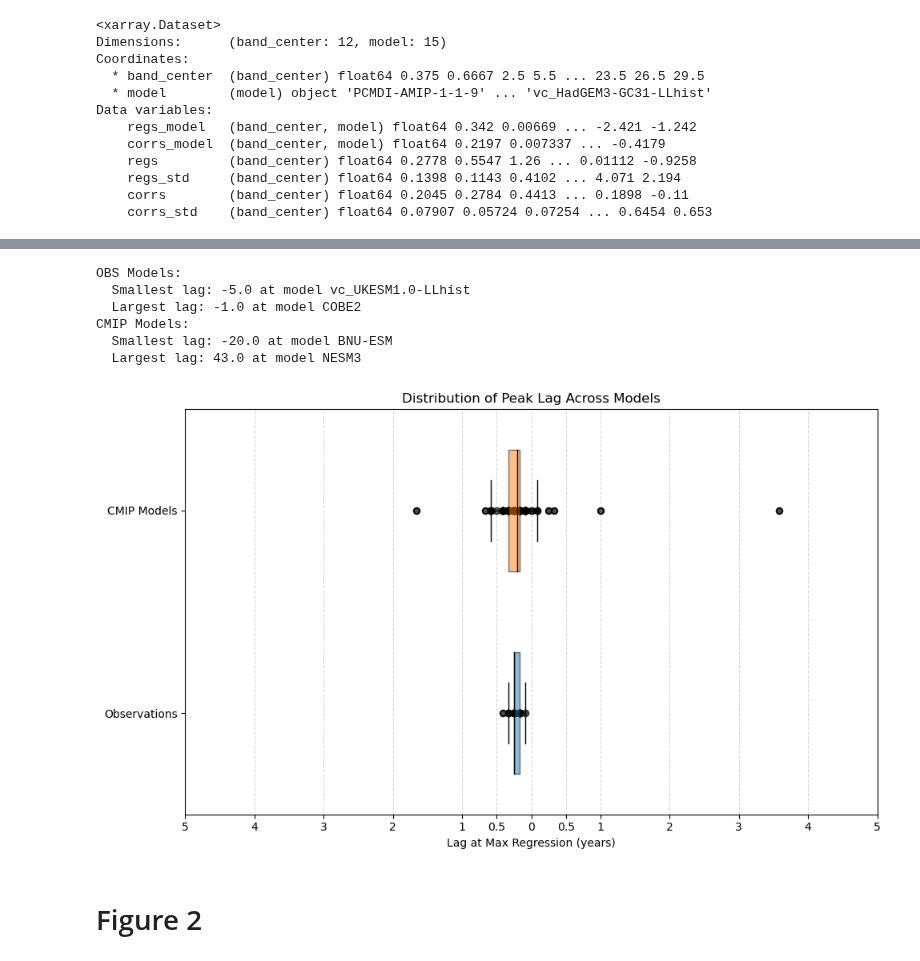
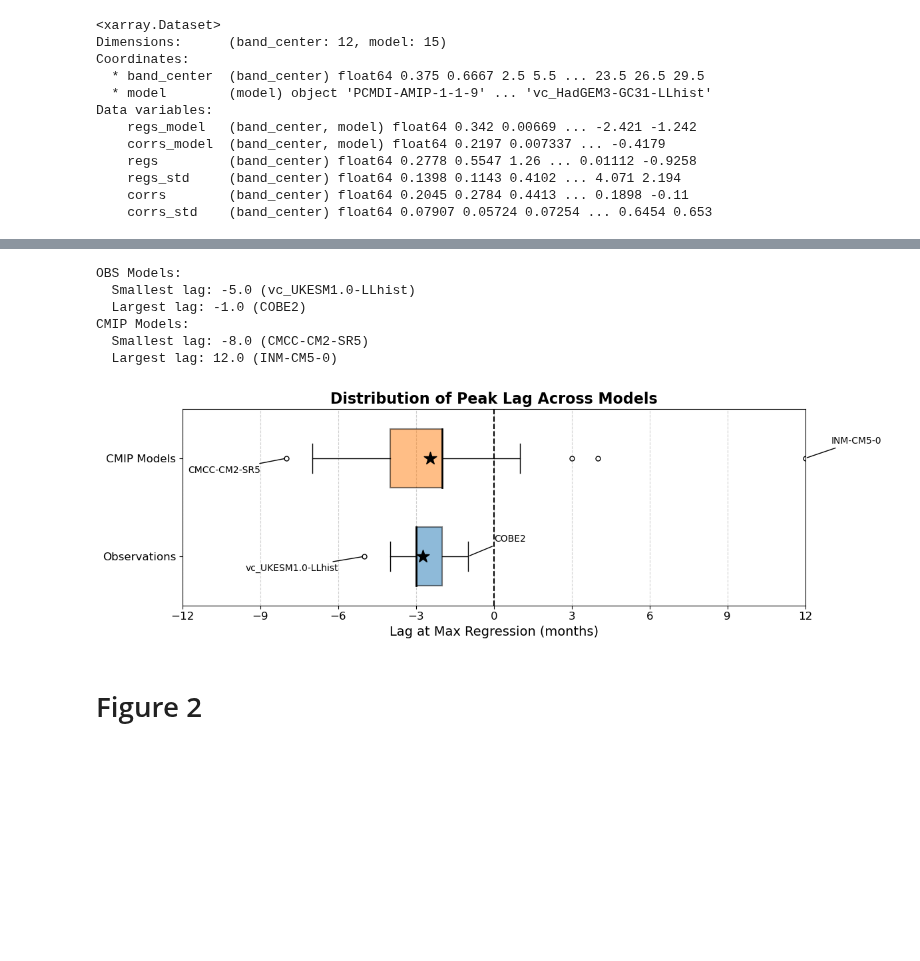
Before and after one commit to zacespinosa/SO-EP-teleconnection, a Jupyter notebook: Figure_Notebooks/Figure_2_time.ipynb, the cells around one changed output, grey strips where cells are left out. Cells and saved outputs as stored; diff of their text form; code cells hidden in the pictures; blank space fills up the shorter version.

Commit message:
update peak lag spread

```diff
--- a/Figure_Notebooks/Figure_2_time.ipynb
+++ b/Figure_Notebooks/Figure_2_time.ipynb
@@ -278,6 +280,7 @@ if not os.path.exists(filtered_ds_path):
 else:
     filtered_so_ept_coupling = xr.open_dataset("/home/espinosa10/SO-EP-teleconnection/Data/filtered_so_ept_coupling_v2.nc")
 
+filtered_so_ept_coupling = filtered_so_ept_coupling.drop_sel(model=["inmcm4", "NESM3", "BNU-ESM", "CESM2-FV2"])
 
 lagged_so_ept_coupling_obs = xr.open_dataset("/home/espinosa10/SO-EP-teleconnection/Data/lagged_so_ept_coupling_obs_v2.nc")
 lags = np.arange(-12*5, 12*5)
@@ -294,4 +297,6 @@ if not os.path.exists(lagged_ds_path):
 else:
     lagged_so_ept_coupling = xr.open_dataset(lagged_ds_path)
 
+lagged_so_ept_coupling = lagged_so_ept_coupling.drop_sel(model=["inmcm4", "NESM3", "BNU-ESM", "CESM2-FV2"])
+
 # Drop Models: "inmcm4", "BNU-ESM", "CESM2-FV2",
@@ -359,78 +452,91 @@ import pandas as pd
 obs_max_lag = lagged_so_ept_coupling_obs["reg"].idxmax(dim="lags").to_pandas()
 cmip_max_lag = lagged_so_ept_coupling["reg"].idxmax(dim="lags").to_pandas()
 
-# Print models with smallest and largest lag for obs
+# Identify extreme models for observations
 obs_min_model = obs_max_lag.idxmin()
 obs_min_lag = obs_max_lag.min()
 obs_max_model = obs_max_lag.idxmax()
 obs_max_lag_val = obs_max_lag.max()
-print(f"OBS Models:")
-print(f"  Smallest lag: {obs_min_lag} at model {obs_min_model}")
-print(f"  Largest lag: {obs_max_lag_val} at model {obs_max_model}")
 
-# Print models with smallest and largest lag for cmip
+# Identify extreme models for CMIP
 cmip_min_model = cmip_max_lag.idxmin()
 cmip_min_lag = cmip_max_lag.min()
 cmip_max_model = cmip_max_lag.idxmax()
 cmip_max_lag_val = cmip_max_lag.max()
-print(f"CMIP Models:")
-print(f"  Smallest lag: {cmip_min_lag} at model {cmip_min_model}")
-print(f"  Largest lag: {cmip_max_lag_val} at model {cmip_max_model}")
+
+print("OBS Models:")
+print(f"  Smallest lag: {obs_min_lag} ({obs_min_model})")
+print(f"  Largest lag: {obs_max_lag_val} ({obs_max_model})")
+print("CMIP Models:")
+print(f"  Smallest lag: {cmip_min_lag} ({cmip_min_model})")
+print(f"  Largest lag: {cmip_max_lag_val} ({cmip_max_model})")
 
 # Plotting
-fig, ax = plt.subplots(figsize=(10, 6))
+fig, ax = plt.subplots(figsize=(12, 4))
 
 colors = ['tab:blue', 'tab:orange']
-boxprops     = dict(color='black')
-medianprops  = dict(color='black')
+boxprops     = dict(color='black', linewidth=1.5)
+medianprops  = dict(color='black', linewidth=2)
 whiskerprops = dict(color='black')
 capprops     = dict(color='black')
 flierprops   = dict(marker='o', markersize=5, linestyle='none', color='gray')
 
 data_boxplots = [obs_max_lag.values, cmip_max_lag.values]
 
 bp = ax.boxplot(
     data_boxplots,
     positions=[1, 2],
     vert=False,
     widths=0.6,
     patch_artist=True,
     boxprops=boxprops,
     medianprops=medianprops,
     whiskerprops=whiskerprops,
     capprops=capprops,
     flierprops=flierprops
 )
 
 for patch, color in zip(bp['boxes'], colors):
     patch.set_facecolor(color)
     patch.set_alpha(0.5)
 
-ax.scatter(obs_max_lag.values, np.full_like(obs_max_lag.values, 1), color="black", alpha=0.7, label="Obs Models")
-ax.scatter(cmip_max_lag.values, np.full_like(cmip_max_lag.values, 2), color="black", alpha=0.7, label="CMIP Models")
+# Add mean markers
+ax.scatter(np.mean(obs_max_lag.values), 1, color="black", marker='*', s=200, zorder=3, label="Mean")
+ax.scatter(np.mean(cmip_max_lag.values), 2, color="black", marker='*', s=200, zorder=3)
 
+# Add labels for extreme values
+ax.annotate(f"{obs_min_model}", xy=(obs_min_lag, 1), xytext=(obs_min_lag - 1, 0.85),
+            arrowprops=dict(arrowstyle='-', lw=1), fontsize=10, ha='right')
+ax.annotate(f"{obs_max_model}", xy=(obs_max_lag_val, 1), xytext=(obs_max_lag_val + 1, 1.15),
+            arrowprops=dict(arrowstyle='-', lw=1), fontsize=10, ha='left')
+
+ax.annotate(f"{cmip_min_model}", xy=(cmip_min_lag, 2), xytext=(cmip_min_lag - 1, 1.85),
+            arrowprops=dict(arrowstyle='-', lw=1), fontsize=10, ha='right')
+ax.annotate(f"{cmip_max_model}", xy=(cmip_max_lag_val, 2), xytext=(cmip_max_lag_val + 1, 2.15),
+            arrowprops=dict(arrowstyle='-', lw=1), fontsize=10, ha='left')
+
+# Axis settings
 ax.set_yticks([1, 2])
-ax.set_yticklabels(["Observations", "CMIP Models"])
+ax.set_yticklabels(["Observations", "CMIP Models"], fontsize=12)
+ax.set_xlim(-12, 12)
+ax.set_xticks(np.arange(-12, 13, 3))
+ax.set_xlabel("Lag at Max Regression (months)", fontsize=14)
+ax.set_title("Distribution of Peak Lag Across Models", fontsize=16, fontweight='bold')
+ax.vlines(x=0, ymin=0.5, ymax=2.5, color="black", linewidth=1.5, linestyle="--")
+ax.set_ylim(0.5, 2.5)
+ax.grid(True, axis='x', linestyle='--', alpha=0.6)
+ax.tick_params(axis='both', labelsize=12)
 
-# Custom x ticks and labels
-xticks = [-60, -48, -36, -24, -12, -6, 0, 6, 12, 24, 36, 48, 60]
-xlabels = [5, 4, 3, 2, 1, 0.5, 0, 0.5, 1, 2, 3, 4, 5]
-ax.set_xticks(xticks)
-ax.set_xticklabels(xlabels)
-
-ax.set_xlabel("Lag at Max Regression (years)")
-ax.set_title("Distribution of Peak Lag Across Models")
-ax.grid(True, axis='x', linestyle='--', alpha=0.5)
 plt.tight_layout()
 plt.show()
 # %% [output]
 OBS Models:
-  Smallest lag: -5.0 at model vc_UKESM1.0-LLhist
-  Largest lag: -1.0 at model COBE2
+  Smallest lag: -5.0 (vc_UKESM1.0-LLhist)
+  Largest lag: -1.0 (COBE2)
 CMIP Models:
-  Smallest lag: -20.0 at model BNU-ESM
-  Largest lag: 43.0 at model NESM3
+  Smallest lag: -8.0 (CMCC-CM2-SR5)
+  Largest lag: 12.0 (INM-CM5-0)
-[figure, old version]
+[figure, new version]
 # %% [markdown]
 # Figure 2
 # %%
```
Also changed, not shown: parts of 5 cells of this notebook, 2 other files.
